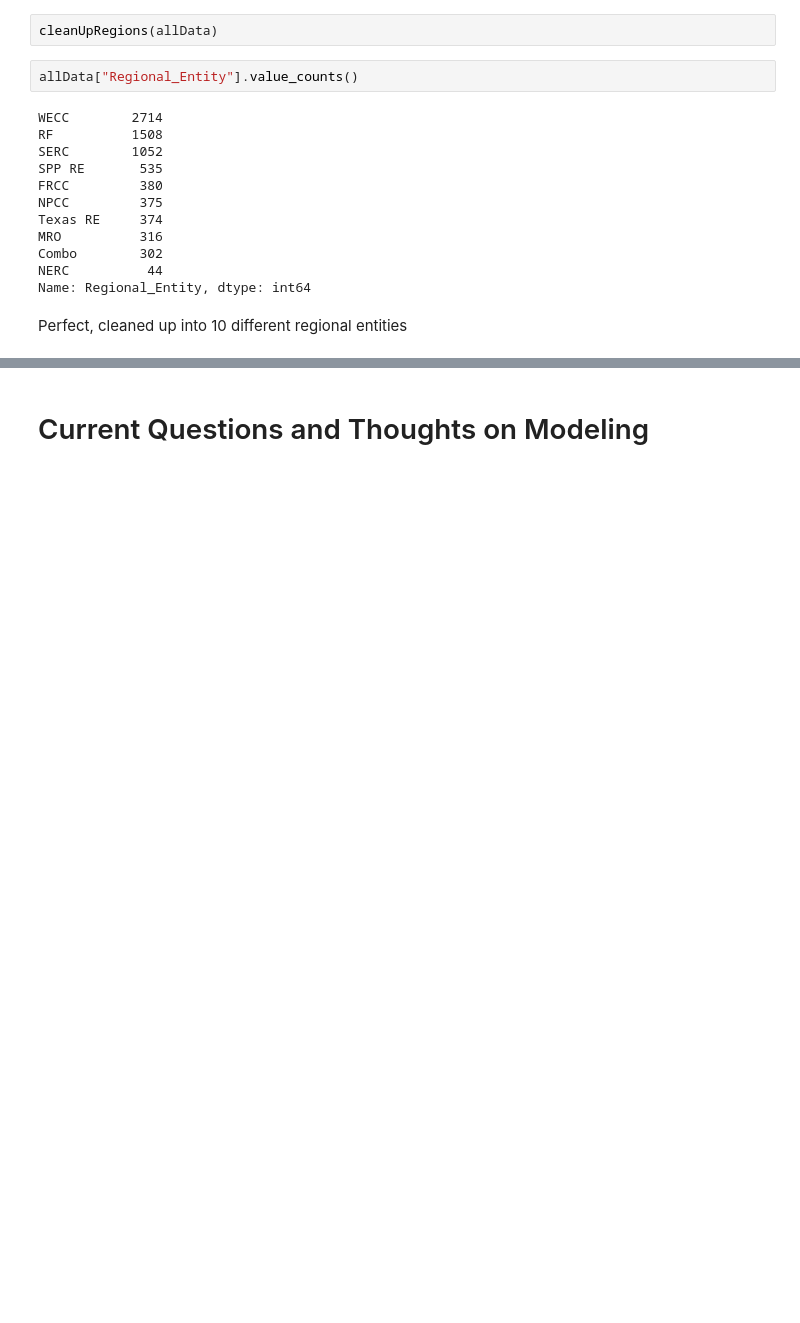
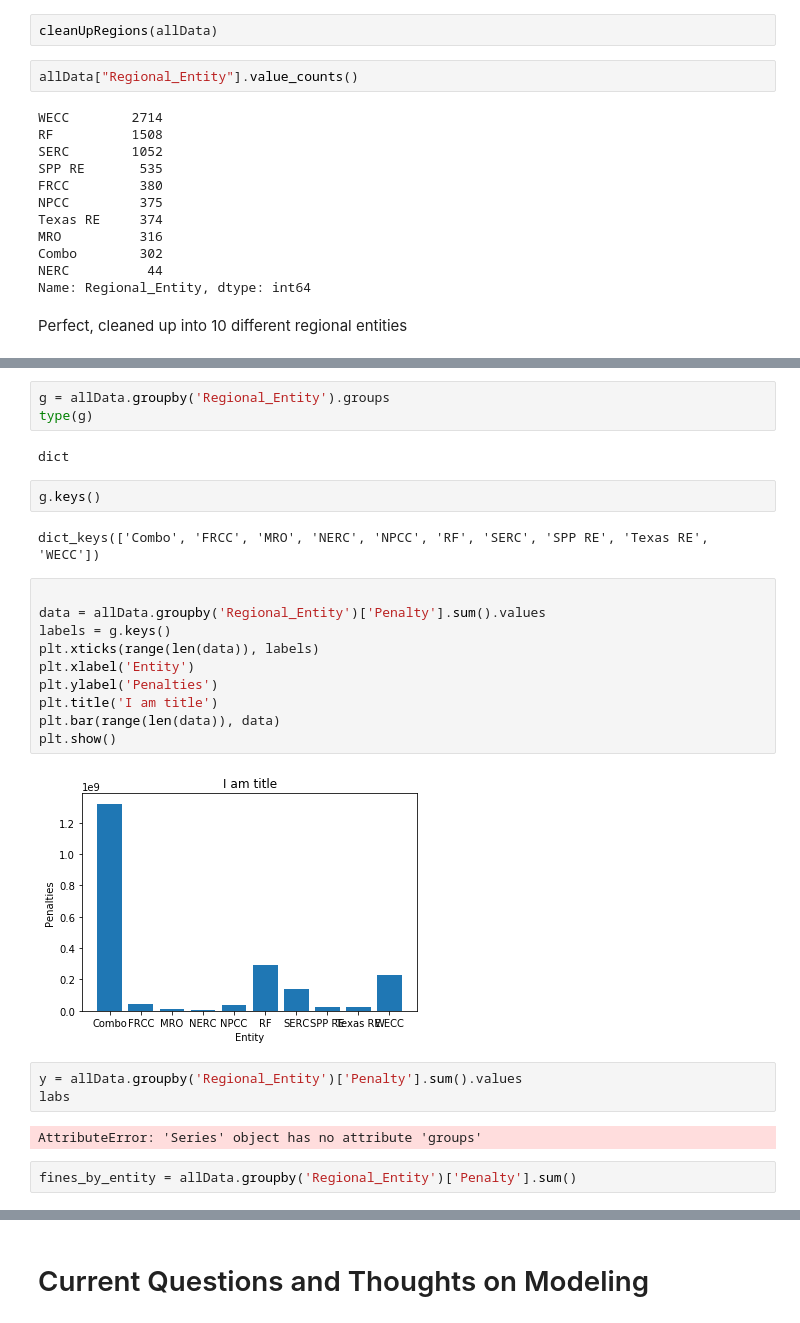
Before and after one commit to kkolodziej39/NERC_Fines, a Jupyter notebook: nerc_fines.ipynb, the cells around one changed output, grey strips where cells are left out. Drawn from its saved outputs; the diff is of its cells as text; blank space fills up the shorter version.

```diff
--- a/nerc_fines.ipynb
+++ b/nerc_fines.ipynb
@@ -306,0 +436,28 @@ Perfect, cleaned up into 10 different regional entities
+# %%
+g = allData.groupby('Regional_Entity').groups
+type(g)
+# %% [output]
+dict
+# %%
+g.keys()
+# %% [output]
+dict_keys(['Combo', 'FRCC', 'MRO', 'NERC', 'NPCC', 'RF', 'SERC', 'SPP RE', 'Texas RE', 'WECC'])
+# %%
+
+data = allData.groupby('Regional_Entity')['Penalty'].sum().values
+labels = g.keys()
+plt.xticks(range(len(data)), labels)
+plt.xlabel('Entity')
+plt.ylabel('Penalties')
+plt.title('I am title')
+plt.bar(range(len(data)), data)
+plt.show()
+# %% [output]
+[figure, added]
+# %%
+y = allData.groupby('Regional_Entity')['Penalty'].sum().values
+labs
+# %% [output]
+AttributeError: 'Series' object has no attribute 'groups'
+# %%
+fines_by_entity = allData.groupby('Regional_Entity')['Penalty'].sum()
```
Also changed, not shown: parts of 22 cells of this notebook.
